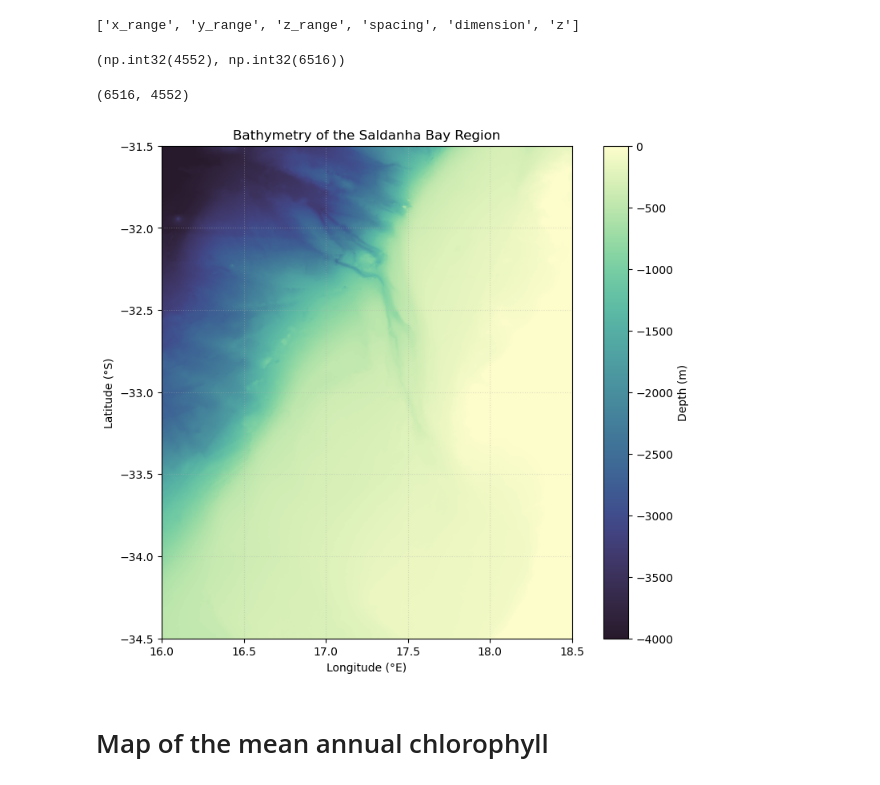
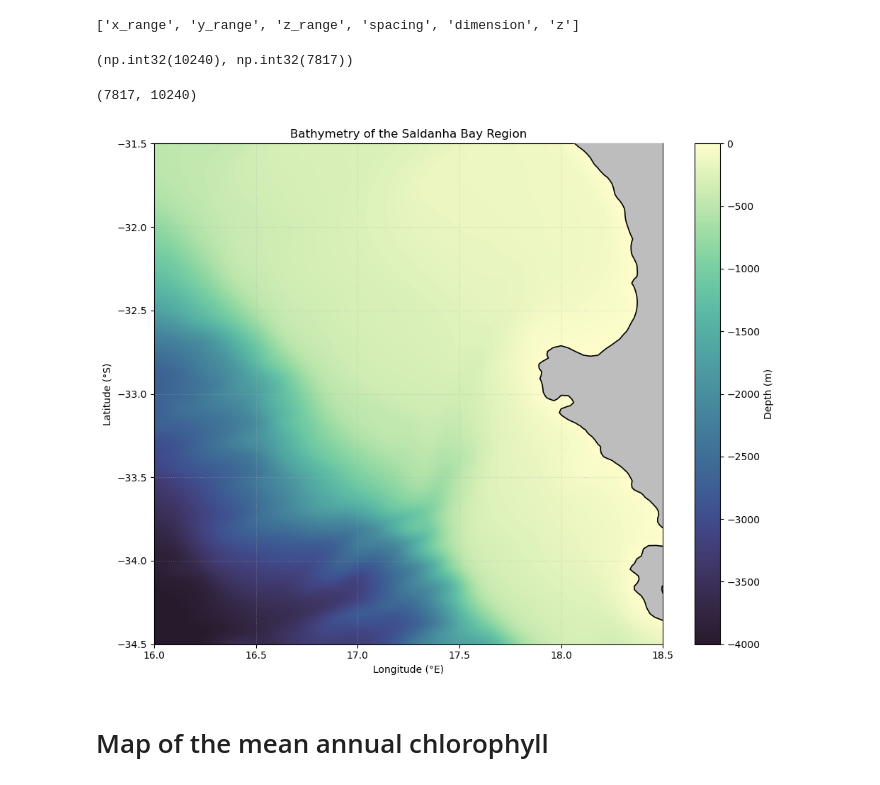
Before and after one commit to SCaluza/SAMOS2026-Core3CS-SALDANA-BAY, a Jupyter notebook: Ocean_colour_analysis.ipynb, the cells around one changed output. Drawn from its saved outputs; the diff is of its cells as text; code cells hidden in the pictures.

Commit message:
Refined the bathymetry figure

```diff
--- a/Ocean_colour_analysis.ipynb
+++ b/Ocean_colour_analysis.ipynb
@@ -28,7 +29,7 @@ Saldanha Bay region.
 DATA_DIR = "Capstone_Assesment/"
 
 # Define dataset paths
-bathy_path = DATA_DIR + "GMRTv4_4_1_20260512topo.grd"
+bathy_path = DATA_DIR + "GMRTv4_4_1_20260516topo.grd"
 chl_path = DATA_DIR + "ESACCI-OC-MAPPED-CLIMATOLOGY-1M_MONTHLY_4km_PML_CHL-fv5.0.nc"
 
 # Check if files exist
@@ -90,11 +91,11 @@ list(bathy.data_vars)
 nx, ny = bathy.dimension.values
 nx, ny
 # %% [output]
-(np.int32(4552), np.int32(6516))
+(np.int32(10240), np.int32(7817))
 # %%
 # Reshape the bathymetry data into a 2D grid
 z = bathy.z.values.reshape((ny, nx))
 
 z.shape
 # %% [output]
-(6516, 4552)
+(7817, 10240)
@@ -101,40 +125,68 @@ z.shape
+# %%
+# --- Crop ---
+z_crop = z[lat_i0:lat_i1+1, lon_i0:lon_i1+1]
+
+# Smooth ocean properly
+z_smooth = gaussian_filter(z_crop, sigma=1)
+
+# --- Meshgrid for contour plotting ---
+lon_crop = np.linspace(lon_min, lon_max, z_crop.shape[1])
+lat_crop = np.linspace(lat_min, lat_max, z_crop.shape[0])
+LON, LAT = np.meshgrid(lon_crop, lat_crop)
+
+# Colormap
+cmap = cmocean.cm.deep_r
 # %%
-
-# Extract coordinate limits
-x_min, x_max = bathy.x_range.values
-y_min, y_max = bathy.y_range.values
-
-# Plot bathymetry of the Saldanha Bay region
-
+# --- Plot ---
 plt.figure(figsize=(10, 8))
 
-plt.imshow(
-    z,
+#1. Smooth ocean
+im = plt.imshow(
+    z_smooth,
     origin="lower",
-    cmap=cmocean.cm.deep_r,
+    cmap=cmap,
     vmin=-4000,
     vmax=0,
-    extent=[x_min, x_max, y_min, y_max]
+    extent=[lon_min, lon_max, lat_min, lat_max],
+    interpolation="bicubic",
+    aspect="auto"
 )
 
-# Add colorbar
-cbar = plt.colorbar()
-cbar.set_label("Depth (m)")
+# 2. Overlay SMOOTH LAND (this is the key fix)
+plt.contourf(
+    LON,
+    LAT,
+    z_crop,
+    levels=[0, z_crop.max()],
+    colors=['#bdbdbd'],   # grey land
+    zorder=3
+)
 
-# Labels and title
+# 3. Smooth coastline line
+plt.contour(
+    LON,
+    LAT,
+    z_crop,
+    levels=[0],
+    colors='black',
+    linewidths=1.2,
+    zorder=4
+)
+
+# --- Colorbar ---
+plt.colorbar(im, label="Depth (m)")
+
+# --- Labels ---
 plt.title("Bathymetry of the Saldanha Bay Region")
 plt.xlabel("Longitude (°E)")
 plt.ylabel("Latitude (°S)")
-
-# Improve readability
 plt.grid(True, linestyle=":", alpha=0.4)
 
-# Save figure
-plt.savefig("figures/bathymetry_saldanha.png", dpi=300, bbox_inches="tight")
-
+plt.tight_layout()
+plt.savefig("figures/bathymetry_saldanha.png", dpi=300)
 plt.show()
 # %% [output]
-[figure, old version]
+[figure, new version]
 # %% [markdown]
 # Map of the mean annual chlorophyll
 # %%
```
Also changed, not shown: parts of 3 cells of this notebook, 1 other file.
